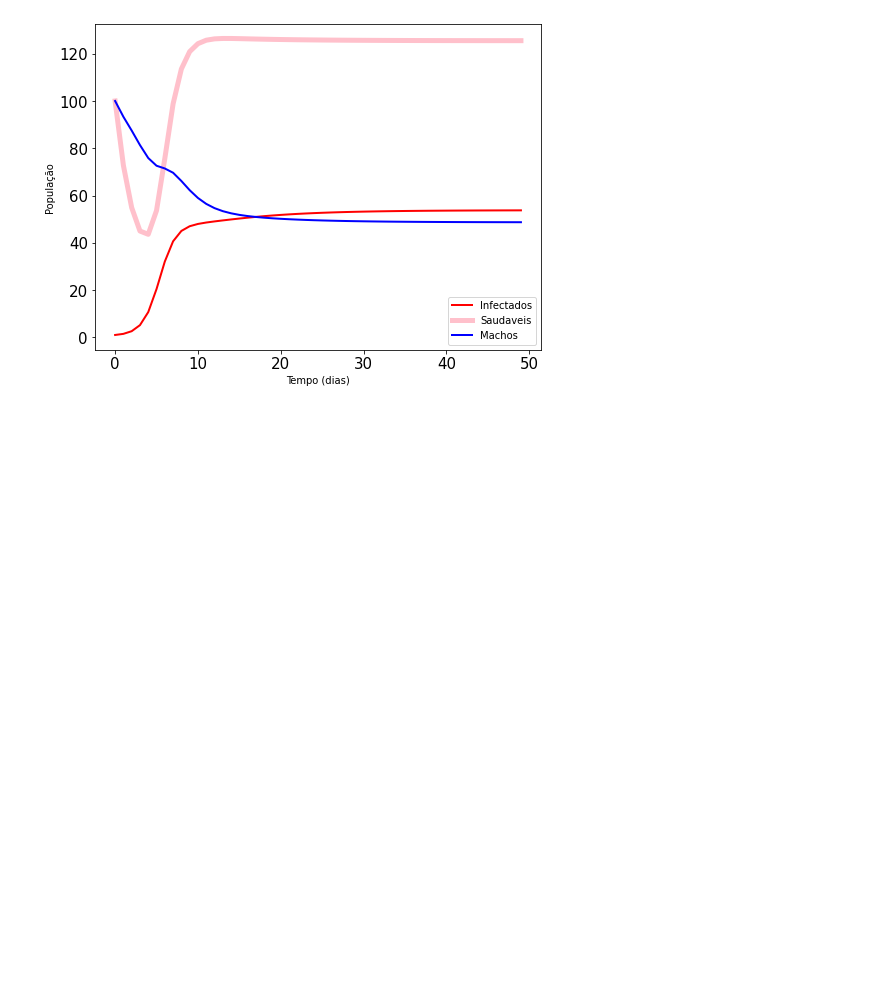
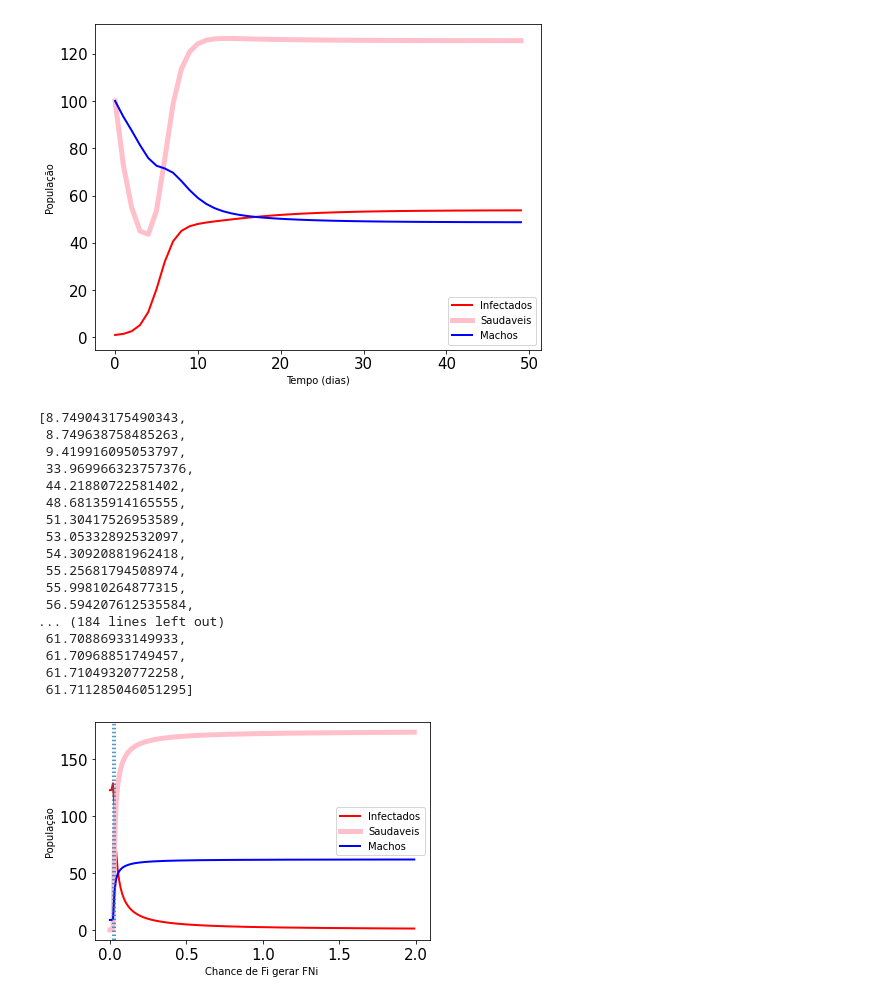
Before and after one commit to filipe7788/EscolaDeMatematica, a Jupyter notebook: diagrama-de-bifurcacao.ipynb, the cells around one changed output. Cells and saved outputs as stored; diff of their text form; code cells hidden in the pictures; blank space fills up the shorter version.

Commit message:
finalizada as considerações finais sobre o modelo e o diagrama de bifurcação

```diff
--- a/diagrama-de-bifurcacao.ipynb
+++ b/diagrama-de-bifurcacao.ipynb
@@ -54,22 +54,8 @@ resultados = odeint(matriaquia, condicoes_iniciais, tempo, params)
 # Plotando graficos
 # %%
 t = arange(0, 73)
-y0 = [1, 1.]
 
-r1 = 1.9
-r2 = 1
-
-lambd = 0.1
-alpha = 4
-k1 = 400
-k2 = 200
-k3 = 200
-
-dI = .34
-dN = .35
-dM = dN
-
-params = (r1, r2, alpha, k1, k2, k3, dI, dN, dM)
+params = (r1, r2, lambd, beta, alpha, k, dI, dN, dM)
 
 numero_de_femeas_infectadas = 50
 numero_de_femeas_saudaveis = 100.
@@ -103,0 +88,47 @@ plot(y[:,0], y[:,1],linewidth=2.5)
+# %%
+femeas_infectadas = []
+femeas_nao_infectadas = []
+machos = []
+
+KK = arange(0, 2, .01)
+
+for i in KK:
+    params = (r1, r2, lambd, i, alpha, k, dI, dN, dM)
+
+    y = odeint(matriaquia, condicoes_iniciais, tempo, params)
+
+    femeas_infectadas.append(y[:, 0][-1])
+    femeas_nao_infectadas.append(y[:, 1][-1])
+    machos.append(y[:, 2][-1])
+
+plot(KK, femeas_infectadas, color='red',zorder=1, linewidth=2, label='Infectados')
+plot(KK, femeas_nao_infectadas, color='pink',zorder=1, linewidth=5, label='Saudaveis')
+plot(KK, machos, color='b',zorder=1, linewidth=2, label='Machos')
+tick_params(labelsize= 15)
+
+xlabel('Chance de Fi gerar FNi')
+ylabel('População')
+axvline(0.021, 0, 1, ls=':')
+axvline(0.035, 0, 1, ls=':')
+legend()
+
+machos
+# %% [output]
+[8.749043175490343,
+ 8.749638758485263,
+ 9.419916095053797,
+ 33.969966323757376,
+ 44.21880722581402,
+ 48.68135914165555,
+ 51.30417526953589,
+ 53.05332892532097,
+ 54.30920881962418,
+ 55.25681794508974,
+ 55.99810264877315,
+ 56.594207612535584,
+... (184 lines left out)
+ 61.70886933149933,
+ 61.70968851749457,
+ 61.71049320772258,
+ 61.711285046051295]
+[figure, added]
```
Also changed, not shown: parts of 1 cell of this notebook, 2 other files.
